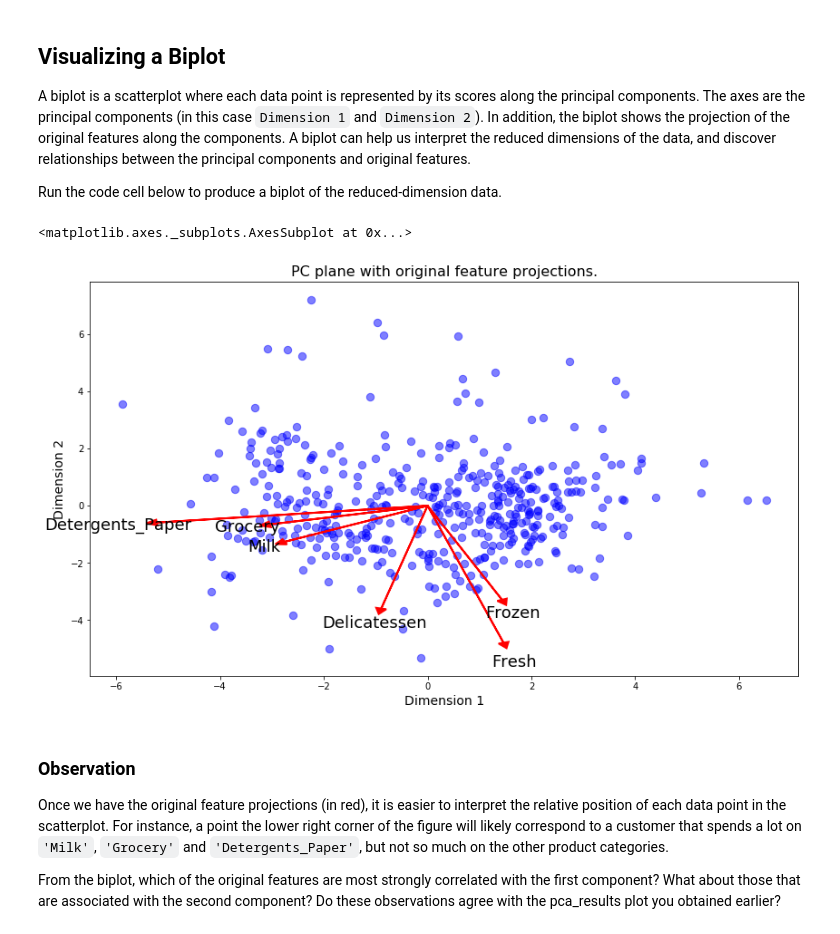
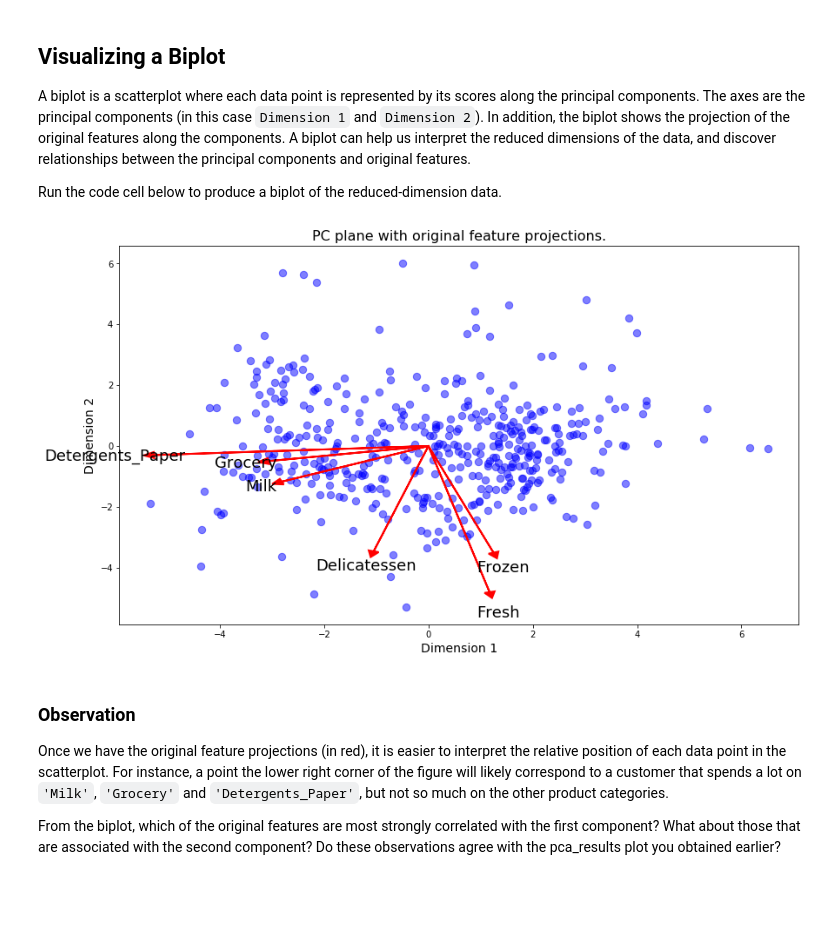
Before and after one commit to roj4s/udacitys_customer_segments, a Jupyter notebook: customer_segments.ipynb, the cells around one changed output. Drawn from its saved outputs; the diff is of its cells as text; code cells hidden in the pictures; blank space fills up the shorter version.

```diff
--- a/customer_segments.ipynb
+++ b/customer_segments.ipynb
@@ -477,10 +441,9 @@ A biplot is a scatterplot where each data point is represented by its scores alo
 Run the code cell below to produce a biplot of the reduced-dimension data.
 # %%
 # Create a biplot
-vs.biplot(good_data, reduced_data, pca)
+_ =vs.biplot(good_data, reduced_data, pca)
 # %% [output]
-<matplotlib.axes._subplots.AxesSubplot at 0x...>
-[figure, old version]
+[figure, new version]
 # %% [markdown]
 ### Observation
 
```
Also changed, not shown: parts of 18 cells of this notebook.
